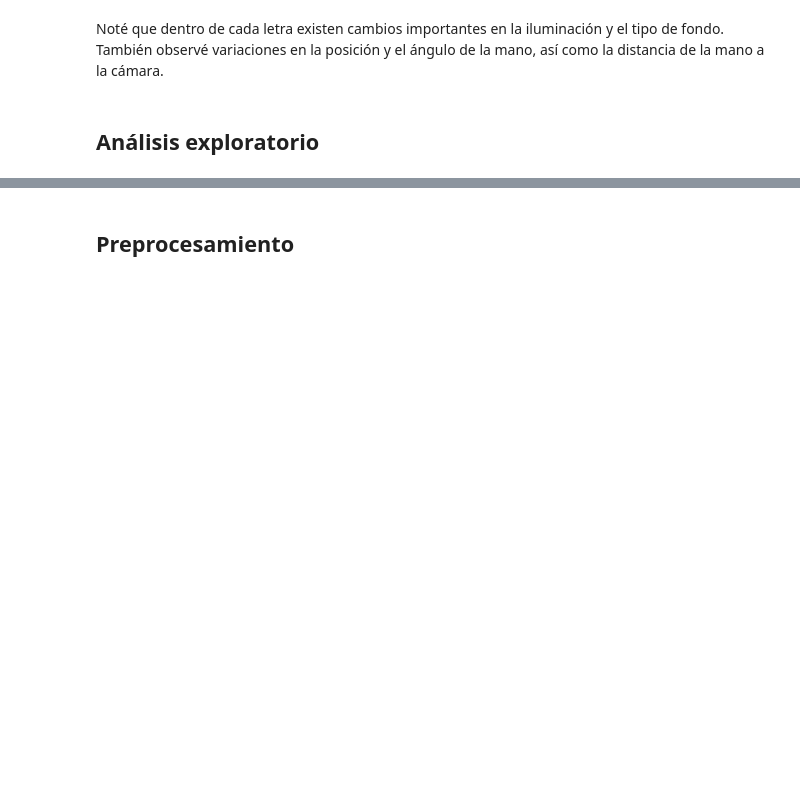
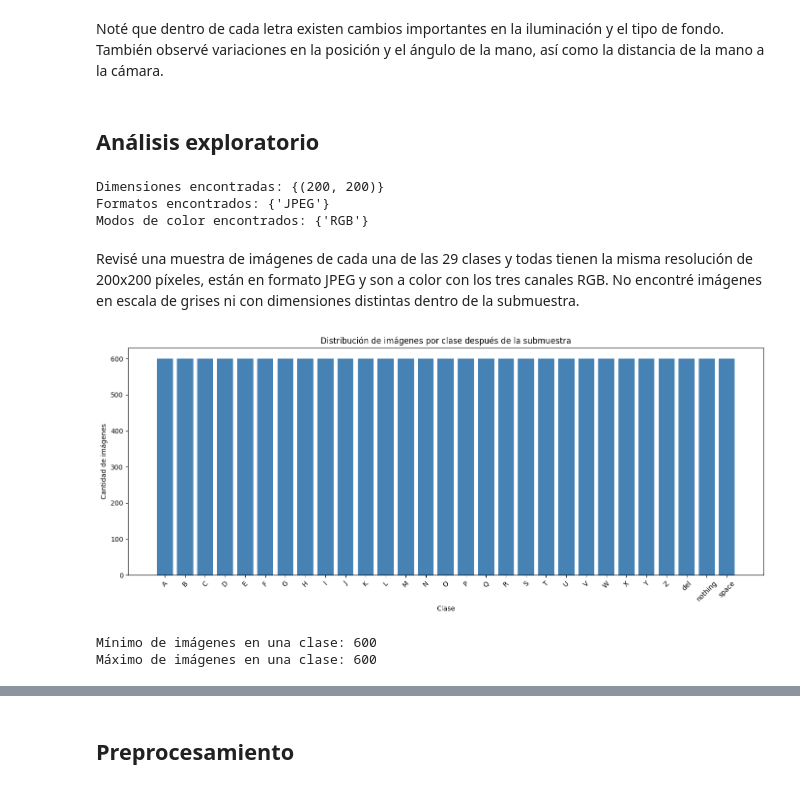
Before and after one commit to ecarcamo/CC3084-DATA-SCIENCE, a Jupyter notebook: notebooks/ASL_Clasificador.ipynb, the cells around one changed output, grey strips where cells are left out. Saved outputs shown, nothing was run; the diff lists cells and outputs as text; code cells hidden in the pictures; blank space fills up the shorter version.

Commit message:
feat: analisis exploratorio de Ernesto (resolucion, distribucion de clases y letras similares)

```diff
--- a/notebooks/ASL_Clasificador.ipynb
+++ b/notebooks/ASL_Clasificador.ipynb
@@ -36,3 +38,49 @@ plt.show()
 Noté que dentro de cada letra existen cambios importantes en la iluminación y el tipo de fondo. También observé variaciones en la posición y el ángulo de la mano, así como la distancia de la mano a la cámara.
 # %% [markdown]
 ## Análisis exploratorio
+# %%
+from PIL import Image
+import os
+
+base_path = '../data'
+clases = sorted(os.listdir(base_path))
+
+tamaños = set()
+formatos = set()
+modos = set()
+
+for clase in clases:
+    clase_path = os.path.join(base_path, clase)
+    for nombre_img in os.listdir(clase_path)[:5]:
+        img = Image.open(os.path.join(clase_path, nombre_img))
+        tamaños.add(img.size)
+        formatos.add(img.format)
+        modos.add(img.mode)
+
+print('Dimensiones encontradas:', tamaños)
+print('Formatos encontrados:', formatos)
+print('Modos de color encontrados:', modos)
+# %% [output]
+Dimensiones encontradas: {(200, 200)}
+Formatos encontrados: {'JPEG'}
+Modos de color encontrados: {'RGB'}
+# %% [markdown]
+Revisé una muestra de imágenes de cada una de las 29 clases y todas tienen la misma resolución de 200x200 píxeles, están en formato JPEG y son a color con los tres canales RGB. No encontré imágenes en escala de grises ni con dimensiones distintas dentro de la submuestra.
+# %%
+conteo_clases = {clase: len(os.listdir(os.path.join(base_path, clase))) for clase in clases}
+
+plt.figure(figsize=(14, 6))
+plt.bar(conteo_clases.keys(), conteo_clases.values(), color='steelblue')
+plt.xlabel('Clase')
+plt.ylabel('Cantidad de imágenes')
+plt.title('Distribución de imágenes por clase después de la submuestra')
+plt.xticks(rotation=45)
+plt.tight_layout()
+plt.show()
+
+print('Mínimo de imágenes en una clase:', min(conteo_clases.values()))
+print('Máximo de imágenes en una clase:', max(conteo_clases.values()))
+# %% [output]
+[figure, added]
+Mínimo de imágenes en una clase: 600
+Máximo de imágenes en una clase: 600
```
Also changed, not shown: parts of 4 cells of this notebook.
